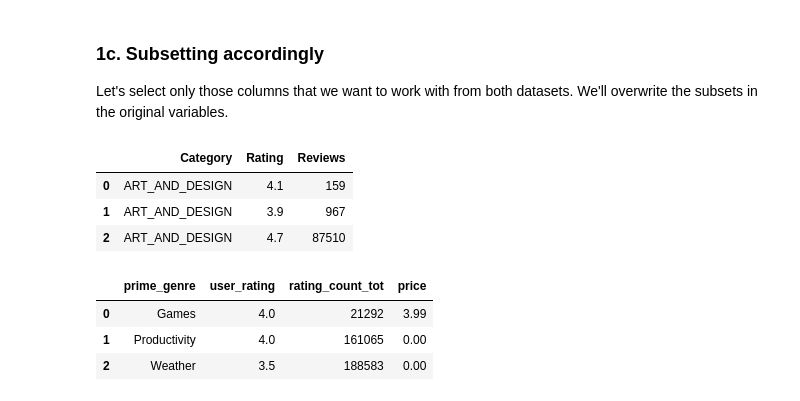
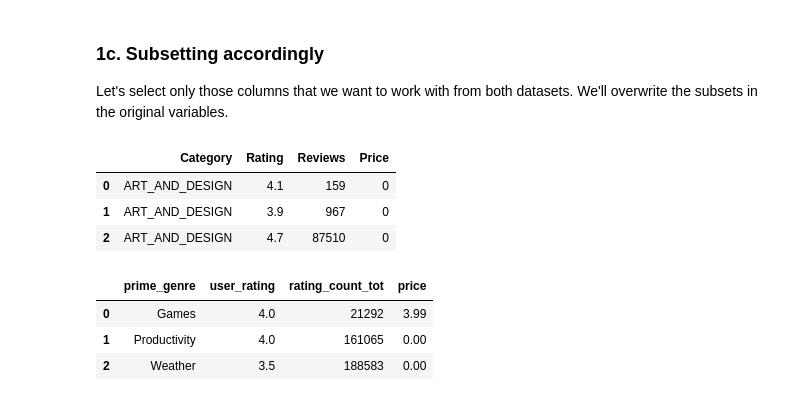
Before and after one commit to Kevin-Kwasnik/apps_project, a Jupyter notebook: PART 2, Tier 3 - Cleaning, transforming and visualizing.ipynb, the cells around one changed output. Drawn from its saved outputs; the diff is of its cells as text; code cells hidden in the pictures.

```diff
--- a/PART 2, Tier 3 - Cleaning, transforming and visualizing.ipynb
+++ b/PART 2, Tier 3 - Cleaning, transforming and visualizing.ipynb
@@ -62,7 +60,7 @@ Download the datasets and save them in your working directory.
 
 # Create a variable called google, and store in it the path of the csv file that contains your google dataset.
 # Read the csv file into a data frame called Google using the read_csv() pandas method.
-google = pd.read_csv('/Users/kevinkwasnik/python-courses/springboard-ds/Apps Project/google_data/googleplaystore.csv')
+google = pd.read_csv('/Users/kevinkwasnik/python-courses/springboard-ds/apps-project/apps_project/googleplaystore.csv')
 
 # Using the head() pandas method, observe the first three entries.
 google.head(3)
@@ -104,15 +102,15 @@ From the documentation of these datasets, we can infer that the most appropriate
 Let's select only those columns that we want to work with from both datasets. We'll overwrite the subsets in the original variables.
 # %%
 # Subset our DataFrame object Google by selecting just the variables ['Category', 'Rating', 'Reviews', 'Price']
-google_sub = google[['Category', 'Rating', 'Reviews']]
+google_sub = google[['Category', 'Rating', 'Reviews', 'Price']]
 
 # Check the first three entries
 google_sub.head(3)
 # %% [output]
-|  | Category | Rating | Reviews |
-| 0 | ART_AND_DESIGN | 4.1 | 159 |
-| 1 | ART_AND_DESIGN | 3.9 | 967 |
-| 2 | ART_AND_DESIGN | 4.7 | 87510 |
+|  | Category | Rating | Reviews | Price |
+| 0 | ART_AND_DESIGN | 4.1 | 159 | 0 |
+| 1 | ART_AND_DESIGN | 3.9 | 967 | 0 |
+| 2 | ART_AND_DESIGN | 4.7 | 87510 | 0 |
 # %%
 # Do the same with our Apple object, selecting just the variables ['prime_genre', 'user_rating', 'rating_count_tot', 'price']
 apple_sub = apple[['prime_genre', 'user_rating', 'rating_count_tot', 'price']]
```
Also changed, not shown: parts of 6 cells of this notebook.
